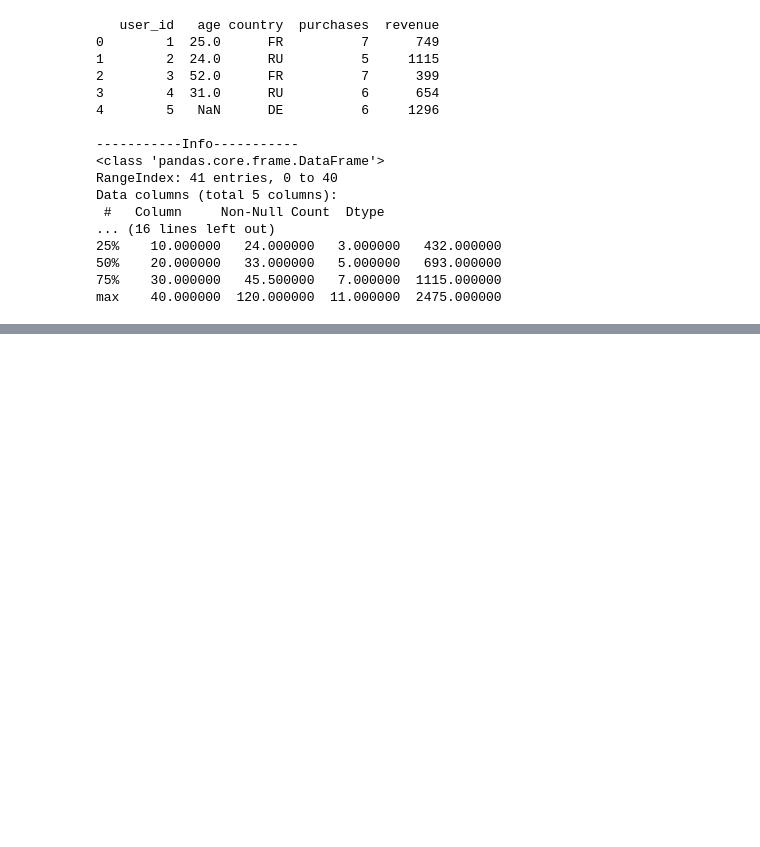
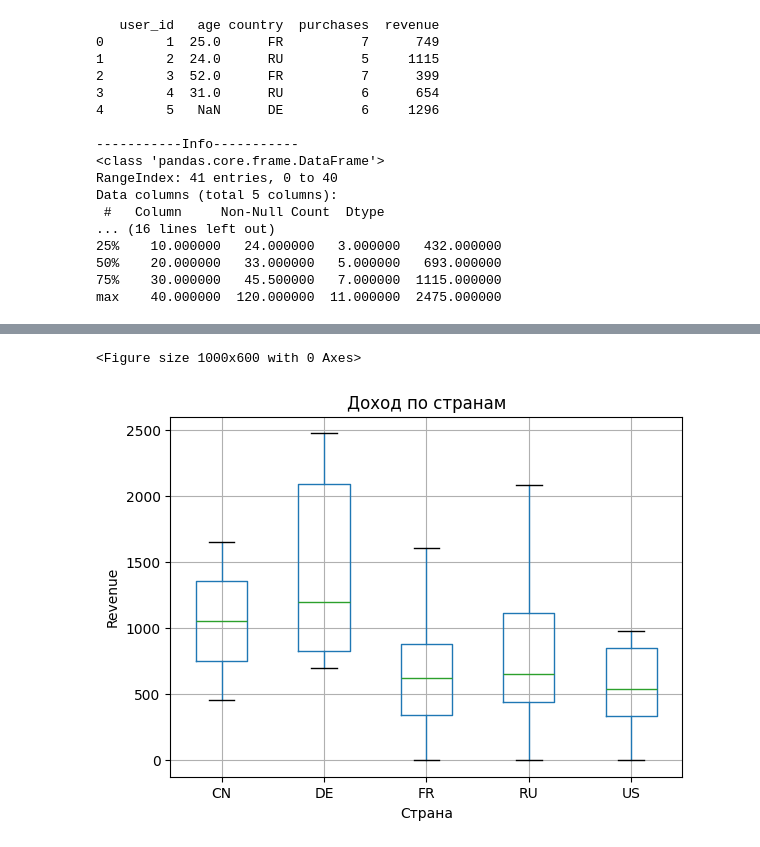
Before and after one commit to ppshhh15/aie-course, a Jupyter notebook: homeworks/HW02/HW02.ipynb, the cells around one changed output, grey strips where cells are left out. Cells and saved outputs as stored; diff of their text form; code cells hidden in the pictures; blank space fills up the shorter version.

```diff
--- a/homeworks/HW02/HW02.ipynb
+++ b/homeworks/HW02/HW02.ipynb
@@ -60,0 +127,14 @@ dtype: float64
+# %%
+
+# Боксплот
+plt.figure(figsize=(10, 6))
+df.boxplot(column='revenue', by='country')
+plt.xlabel('Страна')
+plt.ylabel('Revenue')
+plt.title('Доход по странам')
+plt.suptitle('')
+plt.savefig('figures/revenue_box.png')
+plt.show()
+# %% [output]
+<Figure size 1000x600 with 0 Axes>
+[figure, added]
```
Also changed, not shown: parts of 15 cells of this notebook.
